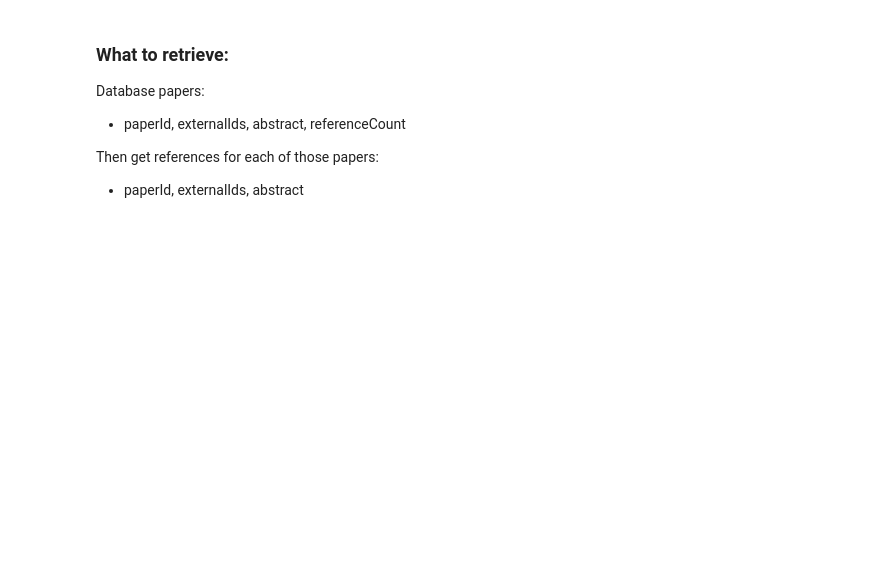
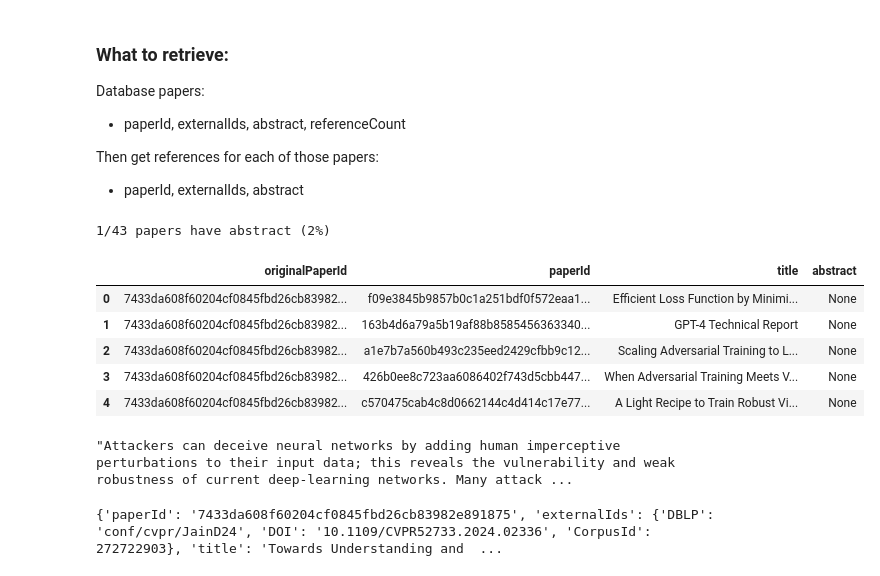
Before and after one commit to LuisCarretero/dsl-research-assistant, a Jupyter notebook: src/semantic_search/dev/retrieval_dev.ipynb, the cells around one changed output. Cells and saved outputs as stored; diff of their text form; code cells hidden in the pictures; blank space fills up the shorter version.

```diff
--- a/src/semantic_search/dev/retrieval_dev.ipynb
+++ b/src/semantic_search/dev/retrieval_dev.ipynb
@@ -295,3 +229,53 @@ Database papers:
 
 Then get references for each of those papers:
 - paperId, externalIds, abstract
+# %%
+from semanticscholar import SemanticScholar
+from semanticscholar.SemanticScholarException import ObjectNotFoundException
+
+def get_referenced_papers(sch: SemanticScholar, paper_id: str):
+    try:
+        raw = sch.get_paper_references(paper_id=paper_id, fields=['paperId', 'title', 'externalIds', 'abstract'], limit=1000)
+    except ObjectNotFoundException:
+        return [{}]
+
+    res = []
+    for item in raw.items:
+        tmp = {
+            'originalPaperId': paper_id,
+            'paperId': item['citedPaper']['paperId'],
+            'title': item['citedPaper']['title'],
+            'abstract': item['citedPaper']['abstract']
+        }
+        if 'externalIds' in item['citedPaper'] and item['citedPaper']['externalIds'] is not None:
+            tmp.update({f'externalIds.{k}': v for k, v in item['citedPaper']['externalIds'].items()})
+        res.append(tmp)
+    return res
+
+sch = SemanticScholar()
+
+paper_id = df.iloc[7].paperId
+res = get_referenced_papers(sch, paper_id)
+df2 = pd.DataFrame(res)
+print(f'{(~df2.abstract.isna()).sum()}/{len(df2)} papers have abstract ({(1-df2.abstract.isna().sum()/len(df2))*100:.0f}%)')
+# %% [output]
+1/43 papers have abstract (2%)
+# %%
+df2[['originalPaperId', 'paperId', 'title', 'abstract']].head()
+# %% [output]
+|  | originalPaperId | paperId | title | abstract |
+| 0 | 7433da608f60204cf0845fbd26cb83982... | f09e3845b9857b0c1a251bdf0f572eaa1... | Efficient Loss Function by Minimi... | None |
+| 1 | 7433da608f60204cf0845fbd26cb83982... | 163b4d6a79a5b19af88b8585456363340... | GPT-4 Technical Report | None |
+| 2 | 7433da608f60204cf0845fbd26cb83982... | a1e7b7a560b493c235eed2429cfbb9c12... | Scaling Adversarial Training to L... | None |
+| 3 | 7433da608f60204cf0845fbd26cb83982... | 426b0ee8c723aa6086402f743d5cbb447... | When Adversarial Training Meets V... | None |
+| 4 | 7433da608f60204cf0845fbd26cb83982... | c570475cab4c8d0662144c4d414c17e77... | A Light Recipe to Train Robust Vi... | None |
+# %%
+res = sch.get_paper(paper_id='f09e3845b9857b0c1a251bdf0f572eaa1519cc2f')
+res.abstract
+# %% [output]
+"Attackers can deceive neural networks by adding human imperceptive perturbations to their input data; this reveals the vulnerability and weak robustness of current deep-learning networks. Many attack ...
+# %%
+res = sch.get_paper(paper_id='7433da608f60204cf0845fbd26cb83982e891875', fields=['title', 'paperId', 'externalIds', 'abstract', 'references.title', 'references.paperId', 'references.abstract'])
+res
+# %% [output]
+{'paperId': '7433da608f60204cf0845fbd26cb83982e891875', 'externalIds': {'DBLP': 'conf/cvpr/JainD24', 'DOI': '10.1109/CVPR52733.2024.02336', 'CorpusId': 272722903}, 'title': 'Towards Understanding and  ...
```
Also changed, not shown: parts of 28 cells of this notebook, 3 other files.
